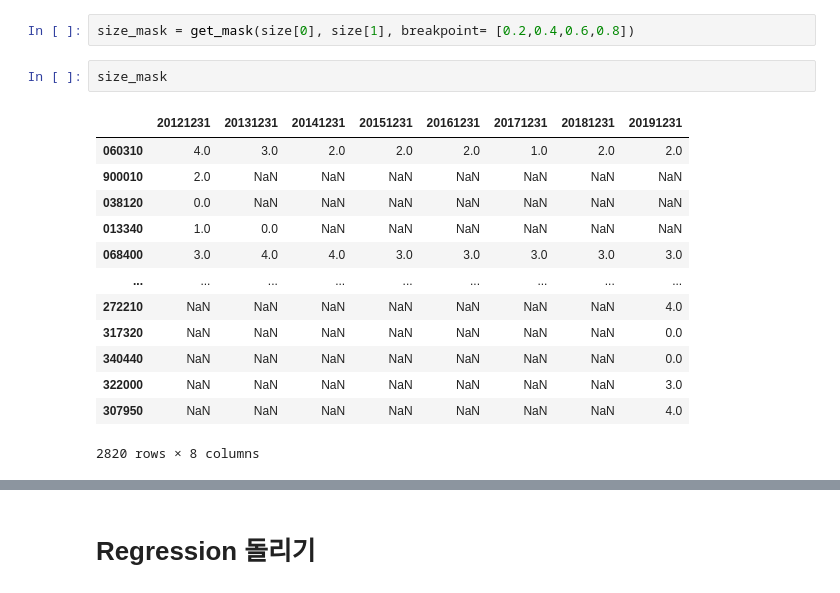
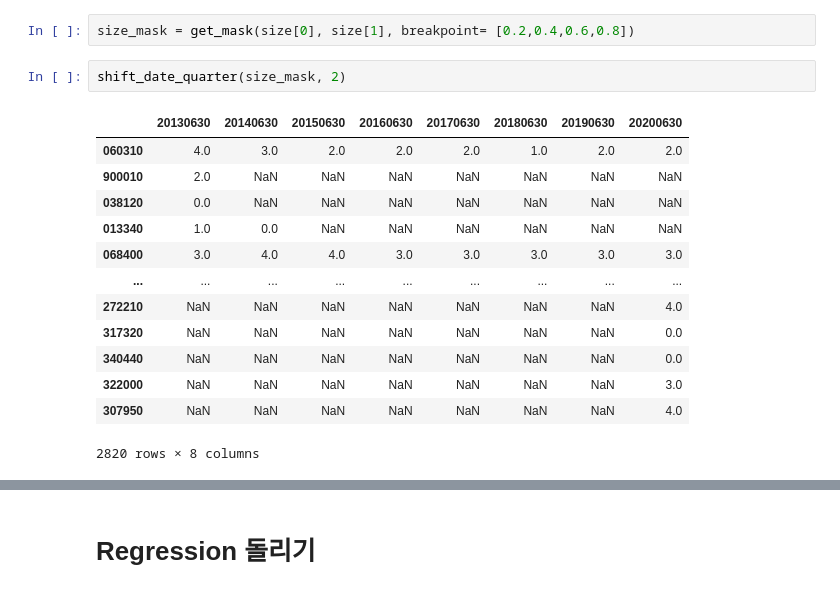
Before and after one commit to Eternity402/Factor_Investing, a Jupyter notebook: Sirius_API.ipynb, the cells around one changed output, grey strips where cells are left out. Cells and saved outputs as stored; diff of their text form.

```diff
--- a/Sirius_API.ipynb
+++ b/Sirius_API.ipynb
@@ -697,20 +672,20 @@ def serialize_pfo(mask_list: list):
     return serial_elem[0]
 # %%
 size_mask = get_mask(size[0], size[1], breakpoint= [0.2,0.4,0.6,0.8])
-# %%
-size_mask
-# %% [output]
-|  | 20121231 | 20131231 | 20141231 | 20151231 | 20161231 | 20171231 | 20181231 | 20191231 |
-| 060310 | 4.0 | 3.0 | 2.0 | 2.0 | 2.0 | 1.0 | 2.0 | 2.0 |
-| 900010 | 2.0 | NaN | NaN | NaN | NaN | NaN | NaN | NaN |
-| 038120 | 0.0 | NaN | NaN | NaN | NaN | NaN | NaN | NaN |
-| 013340 | 1.0 | 0.0 | NaN | NaN | NaN | NaN | NaN | NaN |
-| 068400 | 3.0 | 4.0 | 4.0 | 3.0 | 3.0 | 3.0 | 3.0 | 3.0 |
-| ... | ... | ... | ... | ... | ... | ... | ... | ... |
-| 272210 | NaN | NaN | NaN | NaN | NaN | NaN | NaN | 4.0 |
-| 317320 | NaN | NaN | NaN | NaN | NaN | NaN | NaN | 0.0 |
-| 340440 | NaN | NaN | NaN | NaN | NaN | NaN | NaN | 0.0 |
-| 322000 | NaN | NaN | NaN | NaN | NaN | NaN | NaN | 3.0 |
-| 307950 | NaN | NaN | NaN | NaN | NaN | NaN | NaN | 4.0 |
-2820 rows × 8 columns
+# %%
+shift_date_quarter(size_mask, 2)
+# %% [output]
+|  | 20130630 | 20140630 | 20150630 | 20160630 | 20170630 | 20180630 | 20190630 | 20200630 |
+| 060310 | 4.0 | 3.0 | 2.0 | 2.0 | 2.0 | 1.0 | 2.0 | 2.0 |
+| 900010 | 2.0 | NaN | NaN | NaN | NaN | NaN | NaN | NaN |
+| 038120 | 0.0 | NaN | NaN | NaN | NaN | NaN | NaN | NaN |
+| 013340 | 1.0 | 0.0 | NaN | NaN | NaN | NaN | NaN | NaN |
+| 068400 | 3.0 | 4.0 | 4.0 | 3.0 | 3.0 | 3.0 | 3.0 | 3.0 |
+| ... | ... | ... | ... | ... | ... | ... | ... | ... |
+| 272210 | NaN | NaN | NaN | NaN | NaN | NaN | NaN | 4.0 |
+| 317320 | NaN | NaN | NaN | NaN | NaN | NaN | NaN | 0.0 |
+| 340440 | NaN | NaN | NaN | NaN | NaN | NaN | NaN | 0.0 |
+| 322000 | NaN | NaN | NaN | NaN | NaN | NaN | NaN | 3.0 |
+| 307950 | NaN | NaN | NaN | NaN | NaN | NaN | NaN | 4.0 |
+2820 rows × 8 columns
 # %%
```
Also changed, not shown: parts of 14 cells of this notebook.
